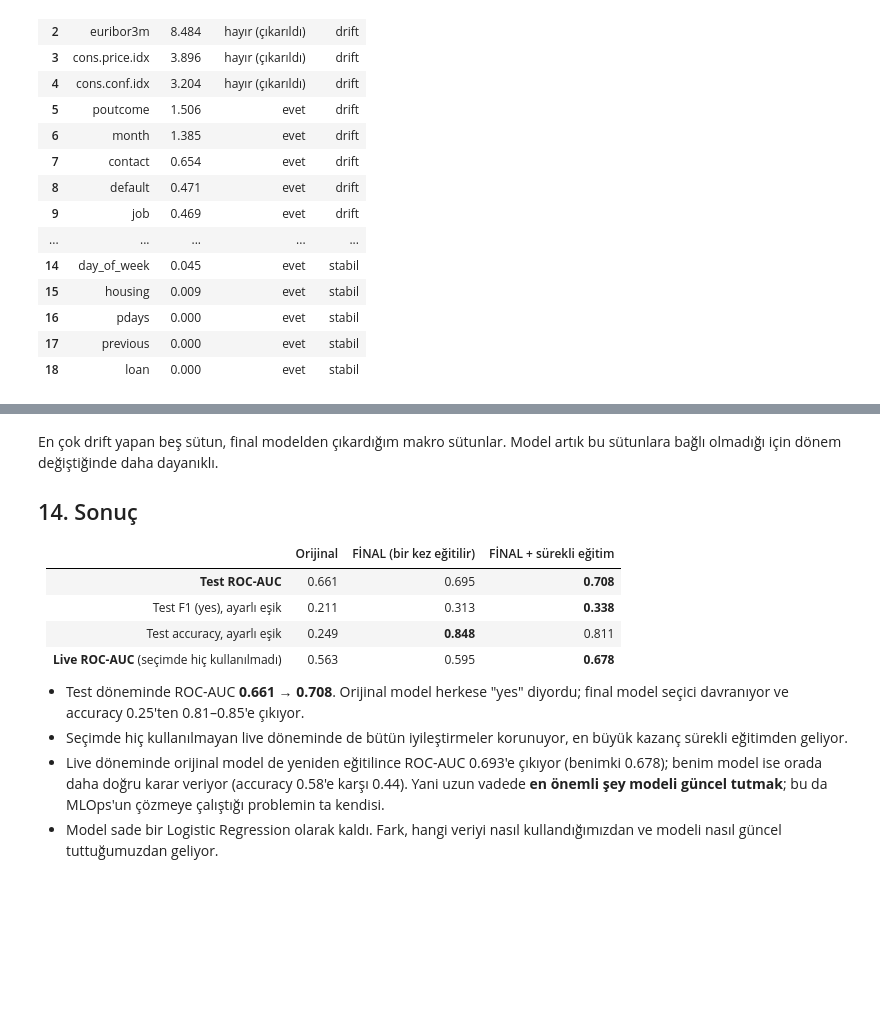
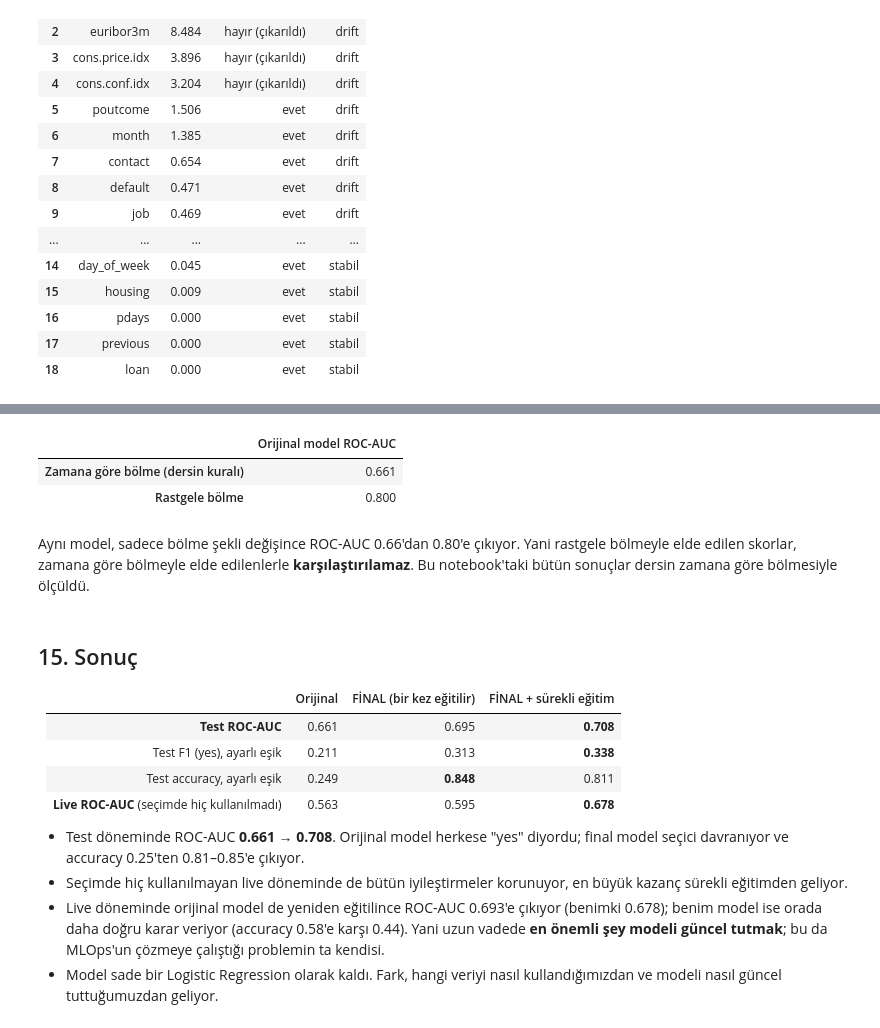
Before and after one commit to mustafagurbuz06/mlops-workflow, a Jupyter notebook: improved_lesson.ipynb, the cells around one changed output, grey strips where cells are left out. Drawn from its saved outputs; the diff is of its cells as text; code cells hidden in the pictures; blank space fills up the shorter version.

```diff
--- a/improved_lesson.ipynb
+++ b/improved_lesson.ipynb
@@ -429,7 +438,23 @@ drift.sort_values("psi", ascending=False).reset_index(drop=True)
+# %%
+df_random = pd.read_csv(DATA_PATH, sep=";").drop_duplicates().drop(columns=LEAKY_COLS)
+X_r, y_r = df_random.drop(columns=["y"]), (df_random["y"] == "yes").astype(int)
+Xr_train, Xr_test, yr_train, yr_test = train_test_split(X_r, y_r, test_size=0.20, random_state=42, stratify=y_r)
+random_baseline = fit(build_logreg(all_numeric, all_categorical), Xr_train, yr_train)
+
+pd.DataFrame({
+    "Orijinal model ROC-AUC": {
+        "Zamana göre bölme (dersin kuralı)": roc_auc_score(y_test, baseline.predict_proba(X_test)[:, 1]),
+        "Rastgele bölme": roc_auc_score(yr_test, random_baseline.predict_proba(Xr_test)[:, 1]),
+    }
+}).round(3)
+# %% [output]
+|  | Orijinal model ROC-AUC |
+| Zamana göre bölme (dersin kuralı) | 0.661 |
+| Rastgele bölme | 0.800 |
+# %% [markdown]
+Aynı model, sadece bölme şekli değişince ROC-AUC 0.66'dan 0.80'e çıkıyor. Yani rastgele bölmeyle elde edilen skorlar, zamana göre bölmeyle elde edilenlerle **karşılaştırılamaz**. Bu notebook'taki bütün sonuçlar dersin zamana göre bölmesiyle ölçüldü.
 # %% [markdown]
-En çok drift yapan beş sütun, final modelden çıkardığım makro sütunlar. Model artık bu sütunlara bağlı olmadığı için dönem değiştiğinde daha dayanıklı.
-
-## 14. Sonuç
+## 15. Sonuç
 | | Orijinal | FİNAL (bir kez eğitilir) | FİNAL + sürekli eğitim |
 |---|---|---|---|
 | **Test ROC-AUC** | 0.661 | 0.695 | **0.708** |
```
Also changed, not shown: parts of 3 cells of this notebook, 1 other file.
